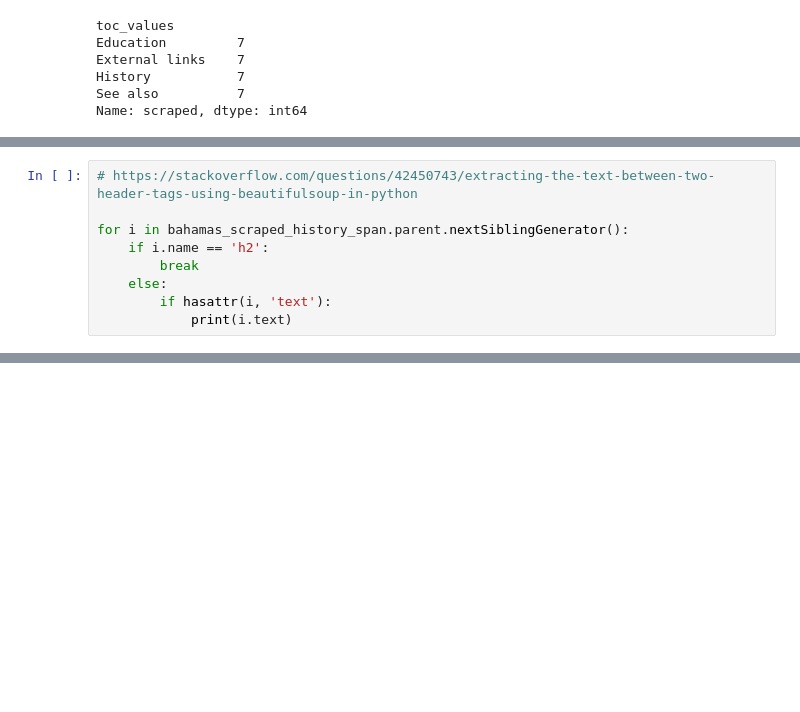
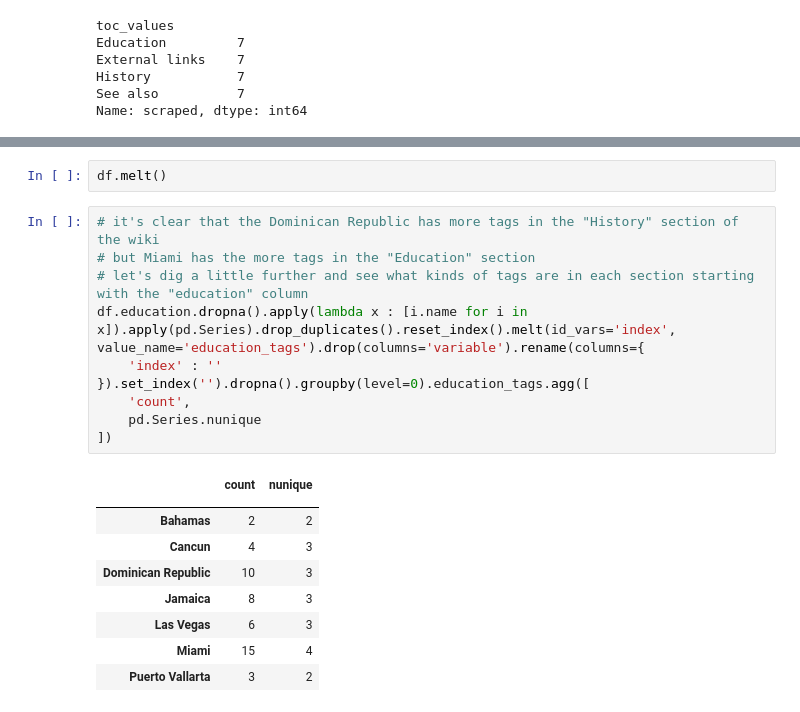
Before and after one commit to it176131/Presentations, a Jupyter notebook: Analytics_Learning_Lab_2019Q1.ipynb, the cells around one changed output, grey strips where cells are left out. Drawn from its saved outputs; the diff is of its cells as text; blank space fills up the shorter version.

```diff
--- a/Analytics_Learning_Lab_2019Q1.ipynb
+++ b/Analytics_Learning_Lab_2019Q1.ipynb
@@ -1051,9 +1129,0 @@ bahamas_scraped_history_span = bahamas_scraped.find(name='span', attrs={
-# %%
-# https://stackoverflow.com/questions/42450743/extracting-the-text-between-two-header-tags-using-beautifulsoup-in-python
-
-for i in bahamas_scraped_history_span.parent.nextSiblingGenerator():
-    if i.name == 'h2':
-        break
-    else:
-        if hasattr(i, 'text'):
-            print(i.text)
@@ -1077,0 +1184,22 @@ The University of The Bahamas (UB) is the national higher education/tertiary sys
+# %%
+df.melt()
+# %%
+# it's clear that the Dominican Republic has more tags in the "History" section of the wiki
+# but Miami has the more tags in the "Education" section
+# let's dig a little further and see what kinds of tags are in each section starting with the "education" column
+df.education.dropna().apply(lambda x : [i.name for i in x]).apply(pd.Series).drop_duplicates().reset_index().melt(id_vars='index', value_name='education_tags').drop(columns='variable').rename(columns={
+    'index' : ''
+}).set_index('').dropna().groupby(level=0).education_tags.agg([
+    'count',
+    pd.Series.nunique
+])
+# %% [output]
+|  | count | nunique |
+|  |  |  |
+| Bahamas | 2 | 2 |
+| Cancun | 4 | 3 |
+| Dominican Republic | 10 | 3 |
+| Jamaica | 8 | 3 |
+| Las Vegas | 6 | 3 |
+| Miami | 15 | 4 |
+| Puerto Vallarta | 3 | 2 |
```
Also changed, not shown: parts of 31 cells of this notebook.
